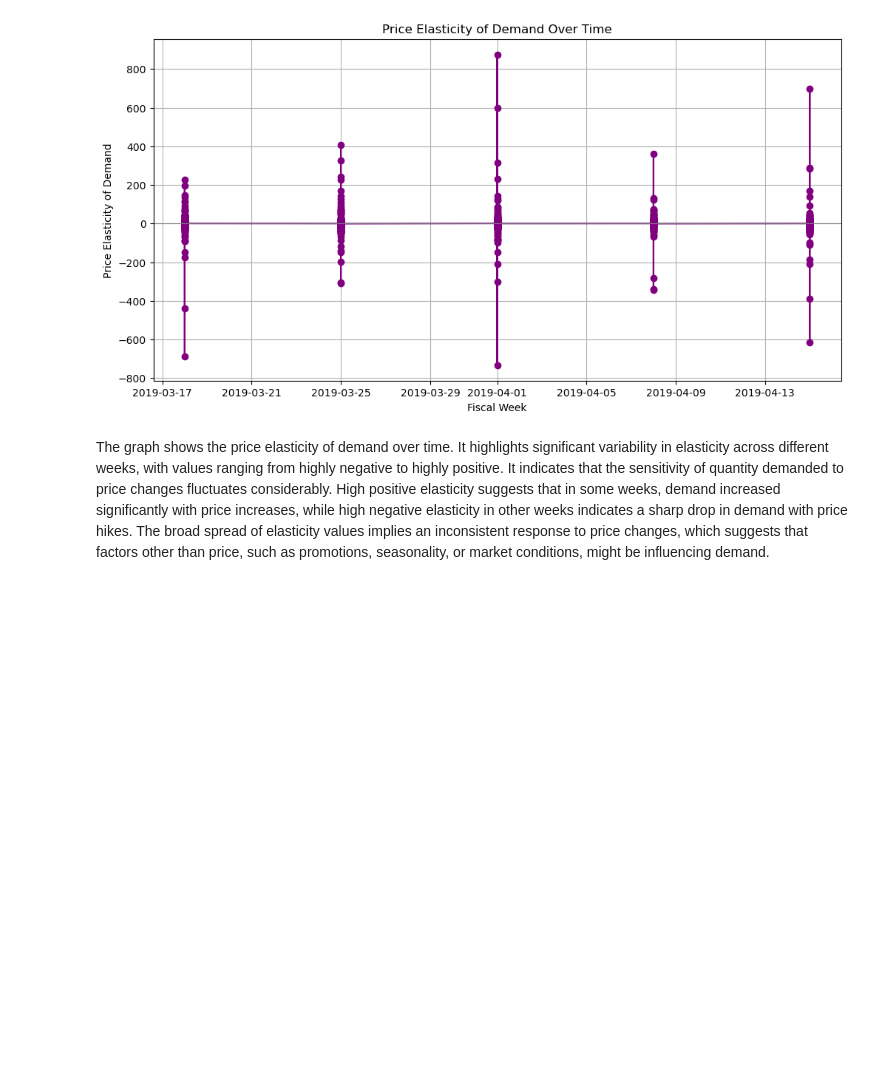
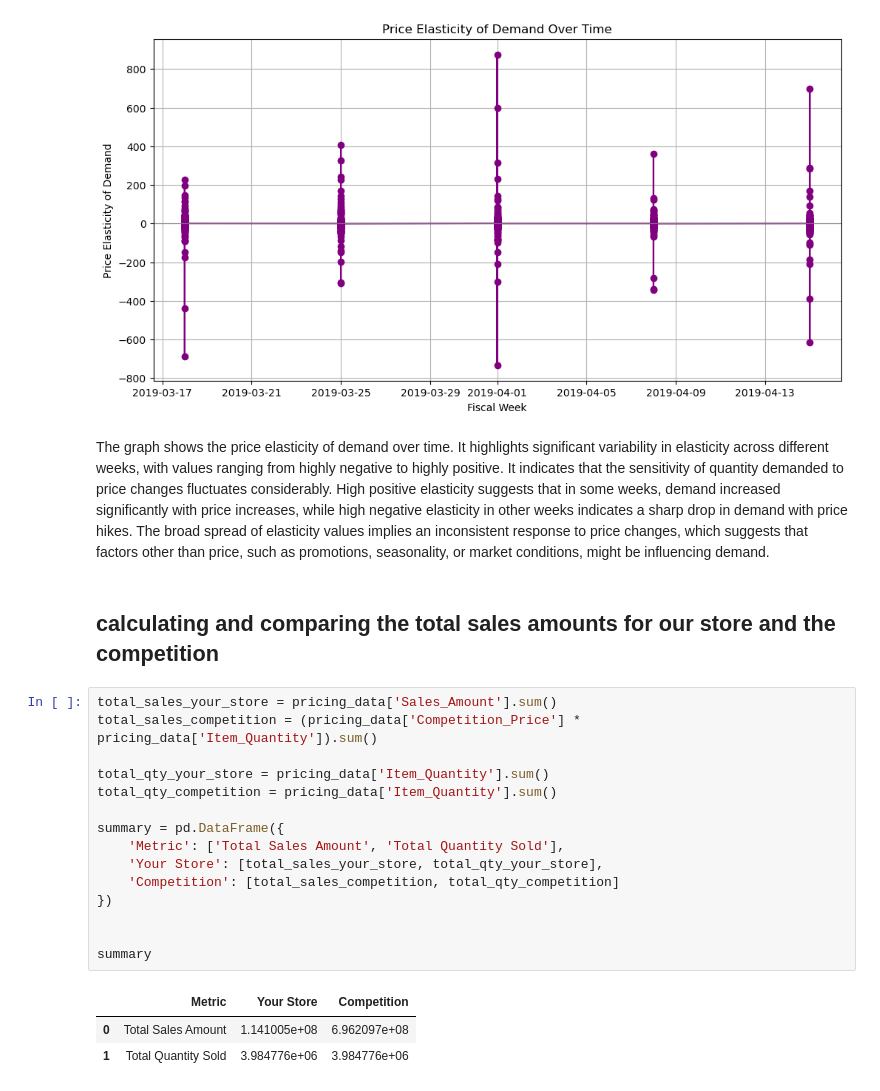
Before and after one commit to jainsamyak15/Dynamic-Pricing-Case-Study, a Jupyter notebook: Price-optimization.ipynb, the cells around one changed output. Saved outputs shown, nothing was run; the diff lists cells and outputs as text; blank space fills up the shorter version.

```diff
--- a/Price-optimization.ipynb
+++ b/Price-optimization.ipynb
@@ -138,3 +138,24 @@ plt.show()
 [figure]
 # %% [markdown]
 The graph shows the price elasticity of demand over time. It highlights significant variability in elasticity across different weeks, with values ranging from highly negative to highly positive. It indicates that the sensitivity of quantity demanded to price changes fluctuates considerably. High positive elasticity suggests that in some weeks, demand increased significantly with price increases, while high negative elasticity in other weeks indicates a sharp drop in demand with price hikes. The broad spread of elasticity values implies an inconsistent response to price changes, which suggests that factors other than price, such as promotions, seasonality, or market conditions, might be influencing demand.
+# %% [markdown]
+## calculating and comparing the total sales amounts for our store and the competition
+# %%
+total_sales_your_store = pricing_data['Sales_Amount'].sum()
+total_sales_competition = (pricing_data['Competition_Price'] * pricing_data['Item_Quantity']).sum()
+
+total_qty_your_store = pricing_data['Item_Quantity'].sum()
+total_qty_competition = pricing_data['Item_Quantity'].sum()
+
+summary = pd.DataFrame({
+    'Metric': ['Total Sales Amount', 'Total Quantity Sold'],
+    'Your Store': [total_sales_your_store, total_qty_your_store],
+    'Competition': [total_sales_competition, total_qty_competition]
+})
+
+
+summary
+# %% [output]
+|  | Metric | Your Store | Competition |
+| 0 | Total Sales Amount | 1.141005e+08 | 6.962097e+08 |
+| 1 | Total Quantity Sold | 3.984776e+06 | 3.984776e+06 |
```
Also changed, not shown: parts of 5 cells of this notebook.
